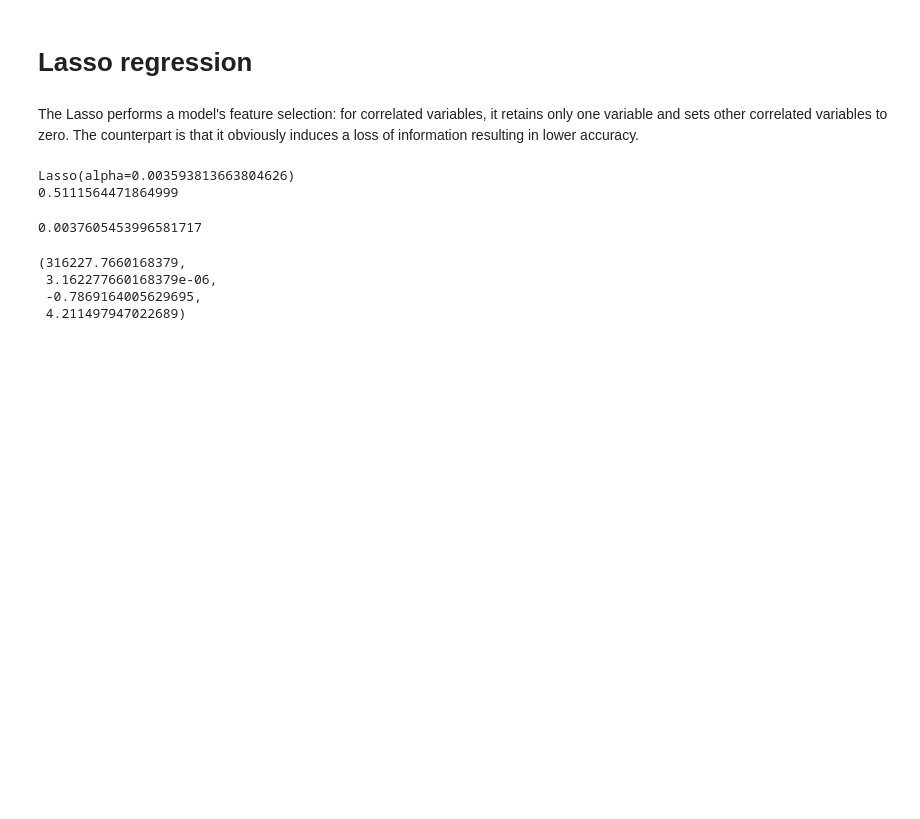
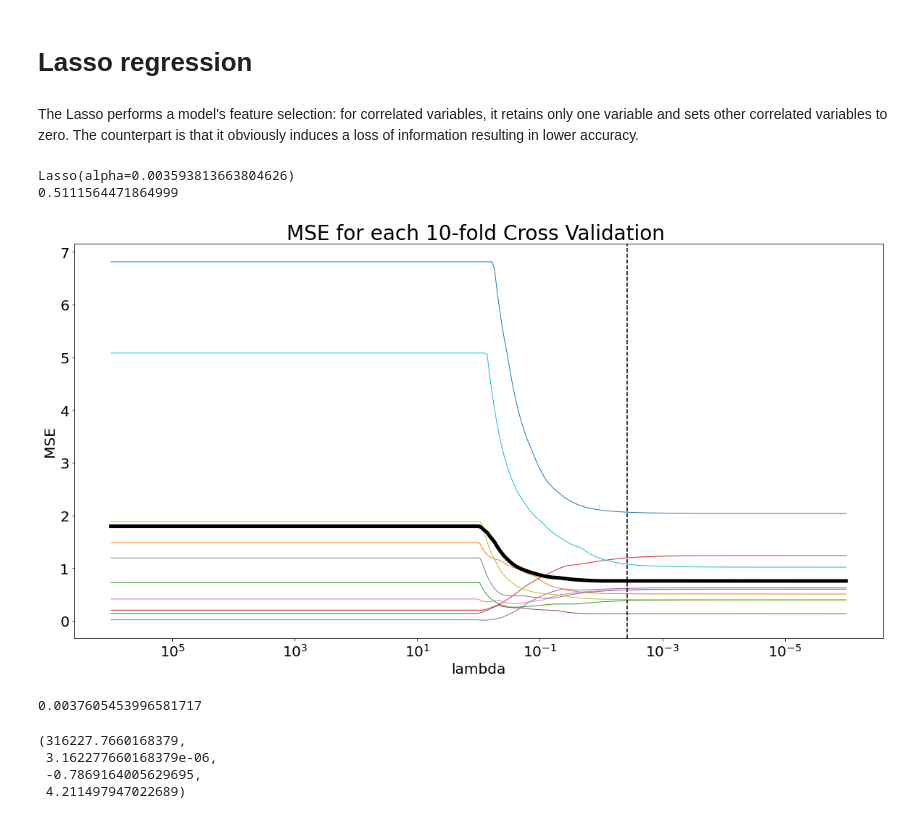
Before and after one commit to s6emschw/RM-project, a Jupyter notebook: Real_data_application.ipynb, the cells around one changed output. Drawn from its saved outputs; the diff is of its cells as text; code cells hidden in the pictures; blank space fills up the shorter version.

```diff
--- a/Real_data_application.ipynb
+++ b/Real_data_application.ipynb
@@ -329,6 +310,10 @@ train_scores = -(train_scores)
 val_scores = -(val_scores)
 val_mean = np.mean(val_scores, axis=1)
 val_std = np.std(val_scores, axis=1)
+# %%
+plot_CV(val_scores, val_mean)
+# %% [output]
+[figure, added]
 # %%
 alphas[np.argmin(val_mean)]
 # %% [output]
```
Also changed, not shown: parts of 5 cells of this notebook.
